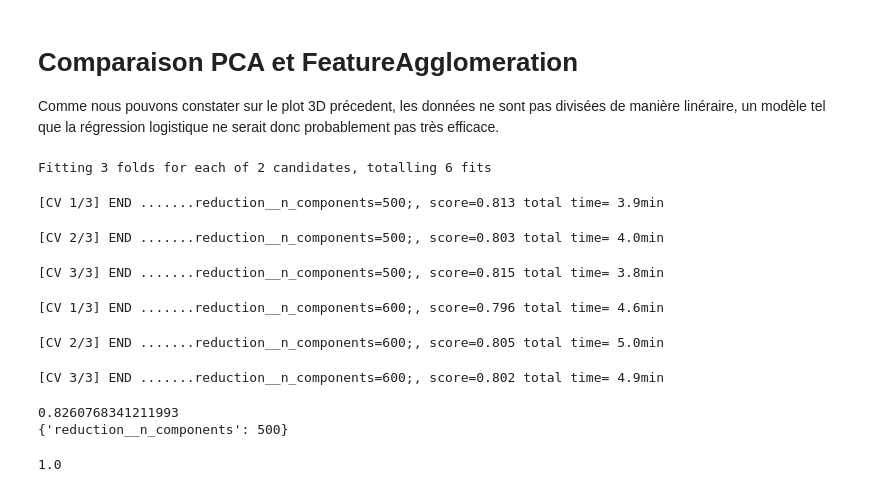
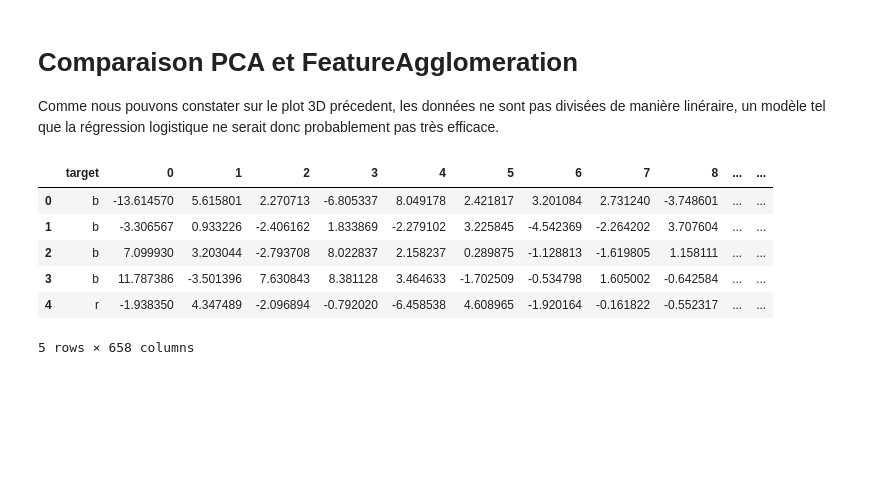
Before and after one commit to Aympab/ML-project, a Jupyter notebook: preprocessing.ipynb, the cells around one changed output. Saved outputs shown, nothing was run; the diff lists cells and outputs as text; code cells hidden in the pictures; blank space fills up the shorter version.

```diff
--- a/preprocessing.ipynb
+++ b/preprocessing.ipynb
@@ -102,37 +102,27 @@ from sklearn.preprocessing import StandardScaler
 from sklearn.decomposition import PCA
 from sklearn.random_projection import GaussianRandomProjection
 
-Xtr, Xte, ytr, yte = model_selection.train_test_split(X, y,
-                                                      test_size=0.2,
-                                                      random_state=0)
+# Xtr, Xte, ytr, yte = model_selection.train_test_split(X, y,
+#                                                       test_size=0.2,
+#                                                       random_state=0)
 
-pipe = Pipeline([('scaler', StandardScaler()),
-                 ('reduction', GaussianRandomProjection()),
-                 ('simple_tree', KNeighborsClassifier(algorithm='brute',
-                                                        leaf_size=50,
-                                                        n_neighbors=10,
-                                                        p=1,
-                                                        weights='uniform'))
-                ])
+# pipe = Pipeline([('scaler', StandardScaler()),
+#                  ('reduction', GaussianRandomProjection()),
+#                  ('simple_tree', KNeighborsClassifier(algorithm='brute',
+#                                                         leaf_size=50,
+#                                                         n_neighbors=10,
+#                                                         p=1,
+#                                                         weights='uniform'))
+#                 ])
 
-grid_model = model_selection.GridSearchCV(pipe,
-                             #param_grid = {'reduction__n_components':[0.5, 0.6]},
-                             param_grid = {'reduction__n_components':[500, 600]},
-                             scoring = 'balanced_accuracy',
-                             cv = 3,
-                             verbose=3)
+# grid_model = model_selection.GridSearchCV(pipe,
+#                              #param_grid = {'reduction__n_components':[0.5, 0.6]},
+#                              param_grid = {'reduction__n_components':[500, 600]},
+#                              scoring = 'balanced_accuracy',
+#                              cv = 3,
+#                              verbose=3)
 
 
-grid_model.fit(Xtr, ytr, )
-print(grid_model.score(Xte, yte))
-print(grid_model.best_params_)
+# grid_model.fit(Xtr, ytr, )
+# print(grid_model.score(Xte, yte))
+# print(grid_model.best_params_)
-# %% [output]
-Fitting 3 folds for each of 2 candidates, totalling 6 fits
-[CV 1/3] END .......reduction__n_components=500;, score=0.813 total time= 3.9min
-[CV 2/3] END .......reduction__n_components=500;, score=0.803 total time= 4.0min
-[CV 3/3] END .......reduction__n_components=500;, score=0.815 total time= 3.8min
-[CV 1/3] END .......reduction__n_components=600;, score=0.796 total time= 4.6min
-[CV 2/3] END .......reduction__n_components=600;, score=0.805 total time= 5.0min
-[CV 3/3] END .......reduction__n_components=600;, score=0.802 total time= 4.9min
-0.8260768341211993
-{'reduction__n_components': 500}
@@ -141,4 +128,0 @@ corr_matrix = np.corrcoef(np.append(X, y))
-# %%
-corr_matrix
-# %% [output]
-1.0
@@ -144,0 +131,26 @@ corr_matrix
+# %%
+
+pca = decomposition.PCA(n_components=0.95)
+pca.fit(X_scaled)
+X_pca = pca.transform(X_scaled)
+df = pd.DataFrame(X_pca)
+
+colors = y.replace({0:'b', 1:'r'}).values.flatten()
+# %%
+penguins = seaborn.load_dataset("penguins")
+#g = seaborn.PairGrid(penguins)
+# display(penguins.head(5))
+# df.head(5)
+
+df.insert(0, "target", colors, True)
+df.head(5)
+# g = seaborn.PairGrid(df, hue='target')
+# g.map(seaborn.scatterplot)
+# %% [output]
+|  | target | 0 | 1 | 2 | 3 | 4 | 5 | 6 | 7 | 8 | ... | ... |
+| 0 | b | -13.614570 | 5.615801 | 2.270713 | -6.805337 | 8.049178 | 2.421817 | 3.201084 | 2.731240 | -3.748601 | ... | ... |
+| 1 | b | -3.306567 | 0.933226 | -2.406162 | 1.833869 | -2.279102 | 3.225845 | -4.542369 | -2.264202 | 3.707604 | ... | ... |
+| 2 | b | 7.099930 | 3.203044 | -2.793708 | 8.022837 | 2.158237 | 0.289875 | -1.128813 | -1.619805 | 1.158111 | ... | ... |
+| 3 | b | 11.787386 | -3.501396 | 7.630843 | 8.381128 | 3.464633 | -1.702509 | -0.534798 | 1.605002 | -0.642584 | ... | ... |
+| 4 | r | -1.938350 | 4.347489 | -2.096894 | -0.792020 | -6.458538 | 4.608965 | -1.920164 | -0.161822 | -0.552317 | ... | ... |
+5 rows × 658 columns
```
Also changed, not shown: parts of 4 cells of this notebook.
